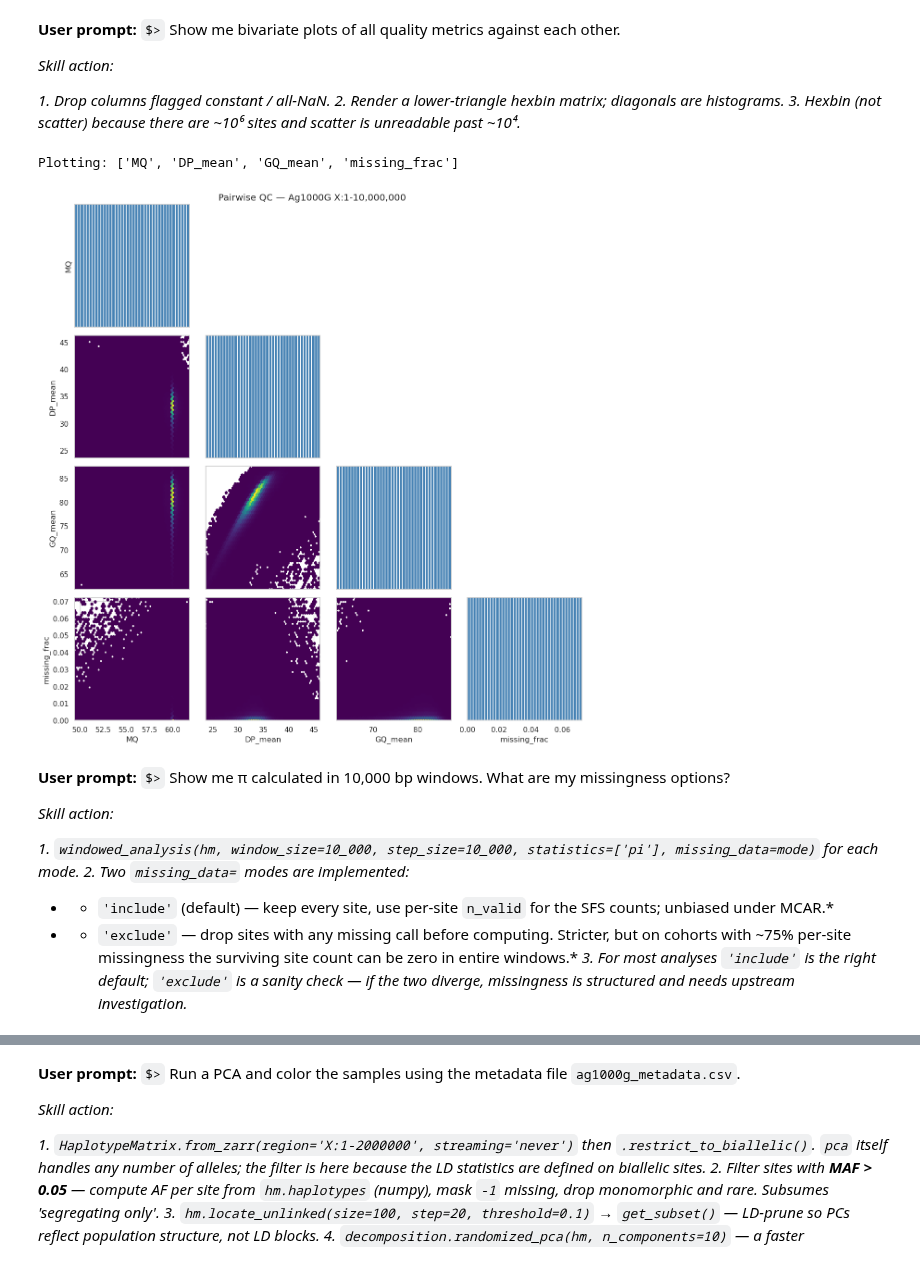
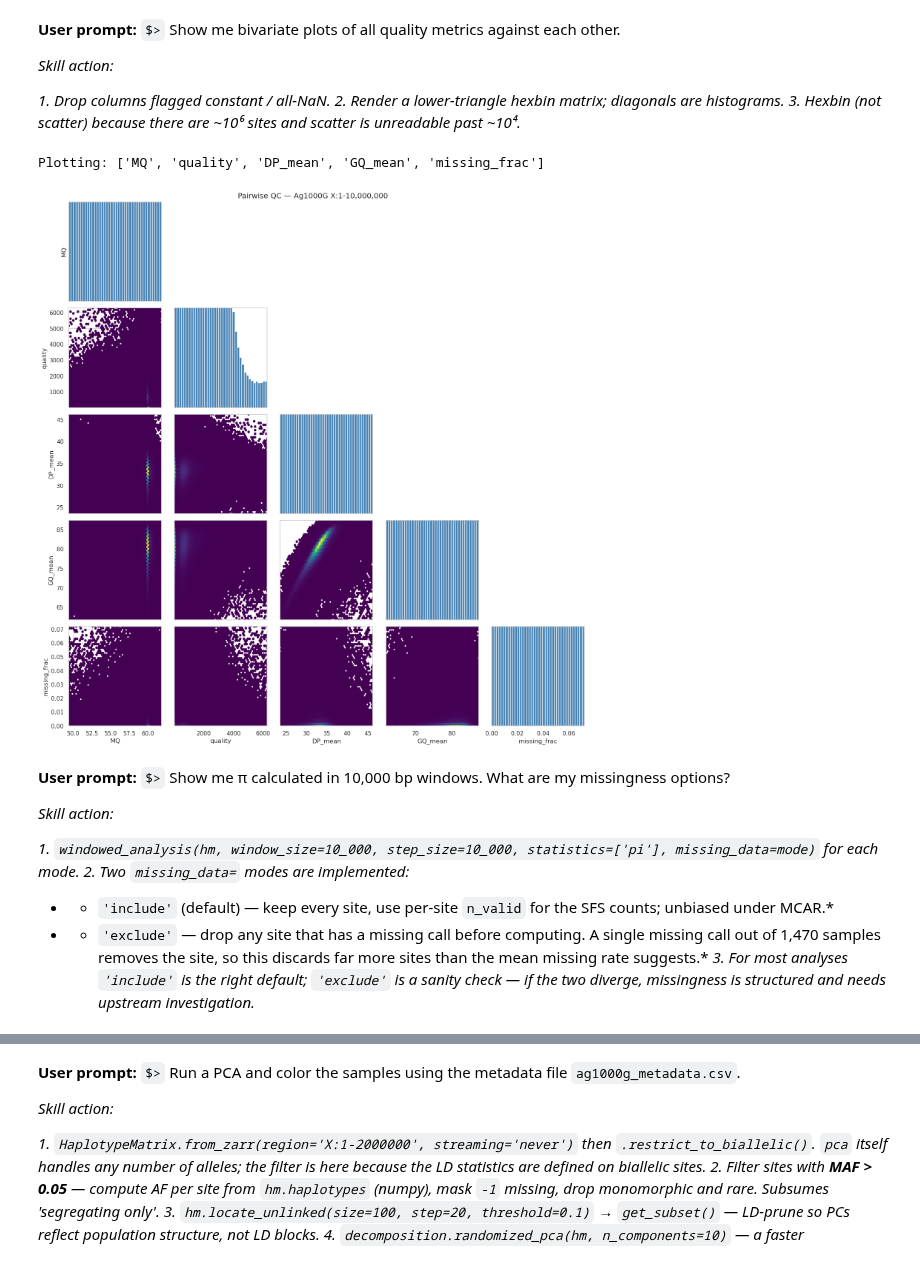
Before and after one commit to kr-colab/pg_gpu, a Jupyter notebook: docs/source/tutorials/pg_gpu_skill_walkthrough.ipynb, the cells around one changed output, grey strips where cells are left out. Cells and saved outputs as stored; diff of their text form; code cells hidden in the pictures.

```diff
--- a/docs/source/tutorials/pg_gpu_skill_walkthrough.ipynb
+++ b/docs/source/tutorials/pg_gpu_skill_walkthrough.ipynb
@@ -19,8 +25,11 @@ import os
 import time
 from pg_gpu import HaplotypeMatrix
 
-VCF_X  = 'ag1000g.X.vcf.gz'
-ZARR_X = 'ag1000g.X.zarr'
+# Ag1000G Ag3.0 gambiae X: 1,470 diploids. The VCZ store is on shared
+# storage; see the note under "Data" for how to point this elsewhere.
+DATA   = '/sietch_colab/ssmall/projects/pg_gpu_project/data'
+VCF_X  = f'{DATA}/ag1000g.X.clean.bcf'
+ZARR_X = f'{DATA}/ag1000g.X.clean.zarr'
 
 t0 = time.time()
 
@@ -194,37 +225,37 @@ def pairwise_hexbin(df, cols, gridsize=50, figsize=None, q_clip=(0.005, 0.995)):
                 ax.hist(v[m], bins=40, color='steelblue')
                 ax.set_yticks([])
             elif j < i:
                 x = df[cj].to_numpy().astype('f8')
                 y = df[ci].to_numpy().astype('f8')
                 m = np.isfinite(x) & np.isfinite(y)
                 ax.hexbin(x[m], y[m], gridsize=gridsize, mincnt=1, extent=(*lims[cj], *lims[ci]), cmap='viridis')
             else:
                 ax.set_visible(False)
             if i == n - 1:
                 ax.set_xlabel(cj)
             else:
                 ax.set_xticks([])
             if j == 0:
                 ax.set_ylabel(ci)
             else:
                 ax.set_yticks([])
             ax.set_xlim(*lims[cj])
             ax.set_ylim(*lims[ci])
     fig.tight_layout()
     return fig
 
 drop = flags.set_index('col')
 drop = drop[drop['flag'].str.startswith(('ALL-NaN', 'constant'))].index.tolist()
-biv_cols = [c for c in ['MQ', 'AN', 'AC_total', 'DP_mean', 'GQ_mean', 'missing_frac'] if c in site and c not in drop]
+biv_cols = [c for c in site.columns if c != 'pos' and c not in drop]
 print(f'Plotting: {biv_cols}')
 if drop:
     print(f'Dropped (constant / all-NaN): {drop}')
 fig = pairwise_hexbin(site, biv_cols)
-fig.suptitle('Pairwise QC — Ag1000G X:1-10,000,000', y=1.005)
+fig.suptitle(f'Pairwise QC — Ag1000G {CHROM}:{START:,}-{END:,}', y=1.005)
 plt.show()
 # %% [output]
-Plotting: ['MQ', 'DP_mean', 'GQ_mean', 'missing_frac']
+Plotting: ['MQ', 'quality', 'DP_mean', 'GQ_mean', 'missing_frac']
-[figure, old version]
+[figure, new version]
 # %% [markdown]
 <div class="user-prompt" markdown="1">
 
@@ -237,7 +268,7 @@ Plotting: ['MQ', 'DP_mean', 'GQ_mean', 'missing_frac']
 *1. `windowed_analysis(hm, window_size=10_000, step_size=10_000, statistics=['pi'], missing_data=mode)` for each mode.*
 *2. Two `missing_data=` modes are implemented:*
 *   - `'include'` (default) — keep every site, use per-site `n_valid` for the SFS counts; unbiased under MCAR.*
-*   - `'exclude'` — drop sites with any missing call before computing. Stricter, but on cohorts with ~75% per-site missingness the surviving site count can be zero in entire windows.*
+*   - `'exclude'` — drop any site that has a missing call before computing. A single missing call out of 1,470 samples removes the site, so this discards far more sites than the mean missing rate suggests.*
 *3. For most analyses `'include'` is the right default; `'exclude'` is a sanity check — if the two diverge, missingness is structured and needs upstream investigation.*
 # %%
 from pg_gpu import windowed_analysis
```
Also changed, not shown: parts of 15 cells of this notebook, 2 other files.
